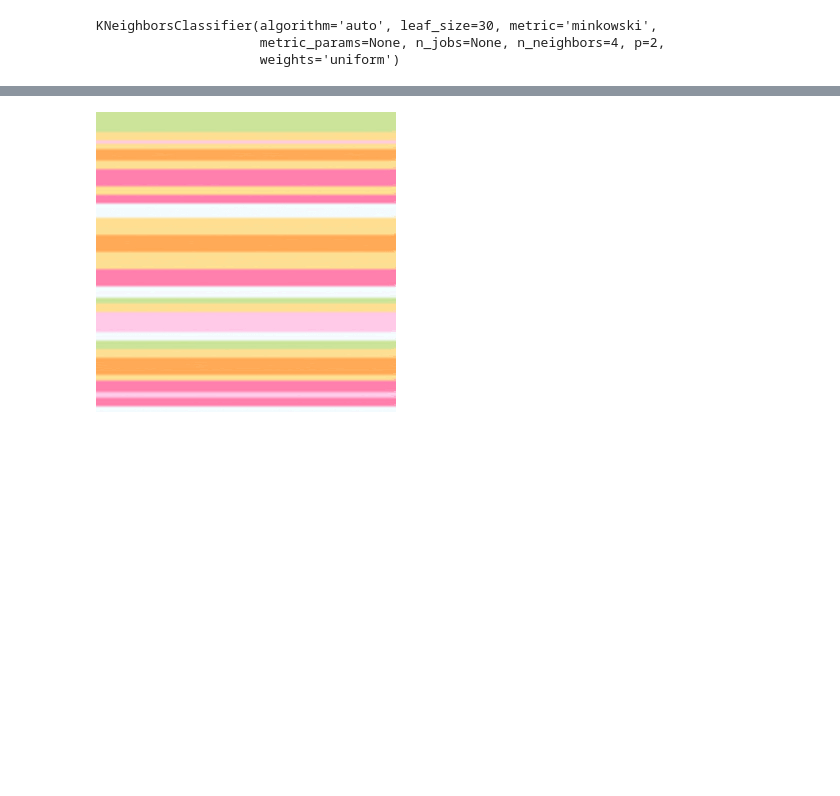
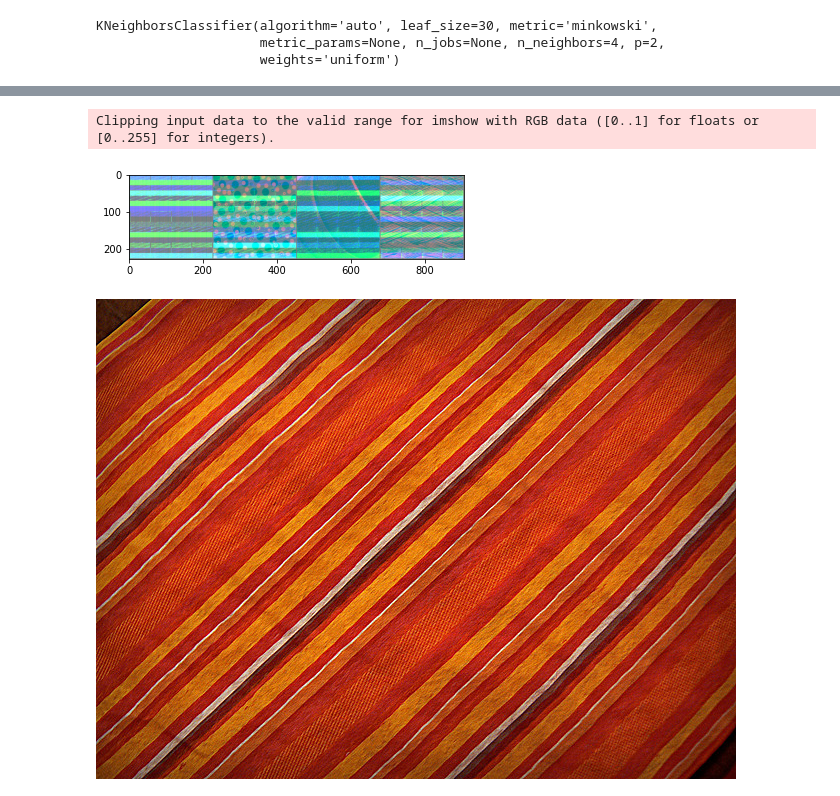
Before and after one commit to joon2301/Paran_ajou_Project_Anything, a Jupyter notebook: Image_Pattern_process.ipynb, the cells around one changed output, grey strips where cells are left out. Saved outputs shown, nothing was run; the diff lists cells and outputs as text; code cells hidden in the pictures; blank space fills up the shorter version.

```diff
--- a/Image_Pattern_process.ipynb
+++ b/Image_Pattern_process.ipynb
@@ -102,9 +119,9 @@ def test(testloader, net):
 
 
 net=GoogleNet
-net.load_state_dict(torch.load('./drive/MyDrive/data/DTD_save/YG/GoogleNet_weights/GoogleNet_weights_14.pth'))
+net.load_state_dict(torch.load('./drive/MyDrive/data/DTD_save/YG/GoogleNet_weights/GoogleNet_weights_17.pth'))
 net.eval()
-X = np.load('./drive/MyDrive/data/DTD_save/DTD.npy')
+X = np.load('./drive/MyDrive/data/DTD_save/DTD3.npy')
 X = np.reshape(X,(4180,38))
 Y = np.zeros((4180,1))
 # Y = np.reshape(Y,(4180,1))
@@ -128,7 +145,7 @@ if __name__ == '__main__':
     train_dataset = PatternDataset(train_images, mode='train', transforms=transform)
     trainloader = torch.utils.data.DataLoader(train_dataset, batch_size=4180, shuffle=False, num_workers=0)
 
-    img = PIL.Image.open('./drive/MyDrive/data/DTD/banded_0010.jpg')
+    img = PIL.Image.open('./drive/MyDrive/data/DTD/banded_0022.jpg')
     img = img.resize((224,224))
     emp = torch.empty(1,3,224,224)
     img_t =transform(img)
@@ -145,16 +162,16 @@ if __name__ == '__main__':
 
     id=0
     img = torch.empty((4,3,224,224))
-    # for ind in neighbor_index[0]:
-    #   print(train)
-    #   # img[id][0] = train_dataset[ind][0][0]
-    #   # id+=1
+    for ind in neighbor_index[0]:
+      # print(train)
+      img[id][0] = train_dataset[ind][0][0]
+      id+=1
 # %%
-from IPython.display import Image
-for ind in neighbor_index[0]:
-  print(train_images[ind])
-  name='./drive/MyDrive/data/DTD/%s'%(train_images[ind])
-  img=Image(name)
-  display(img)
-  # print(name)
-from PIL import Image
+# from IPython.display import Image
+# for ind in neighbor_index[0]:
+#   print(train_images[ind])
+#   name='./drive/MyDrive/data/DTD/%s'%(train_images[ind])
+#   img=Image(name)
+#   display(img)
+#   # print(name)
+# from PIL import Image
@@ -170,10 +178,12 @@ braided_0143.jpg
 # %%
  #이미지 출력
-# imshow(torchvision.utils.make_grid(img))
+imshow(torchvision.utils.make_grid(img))
 
 from IPython.display import Image
-img=Image('./drive/MyDrive/data/DTD/banded_0010.jpg')
+img=Image('./drive/MyDrive/data/DTD/banded_0022.jpg')
 display(img)
 from PIL import Image
 # %% [output]
+Clipping input data to the valid range for imshow with RGB data ([0..1] for floats or [0..255] for integers).
-[figure, old version]
+[figure, new version]
+[figure, added]
```
Also changed, not shown: parts of 3 cells of this notebook.
